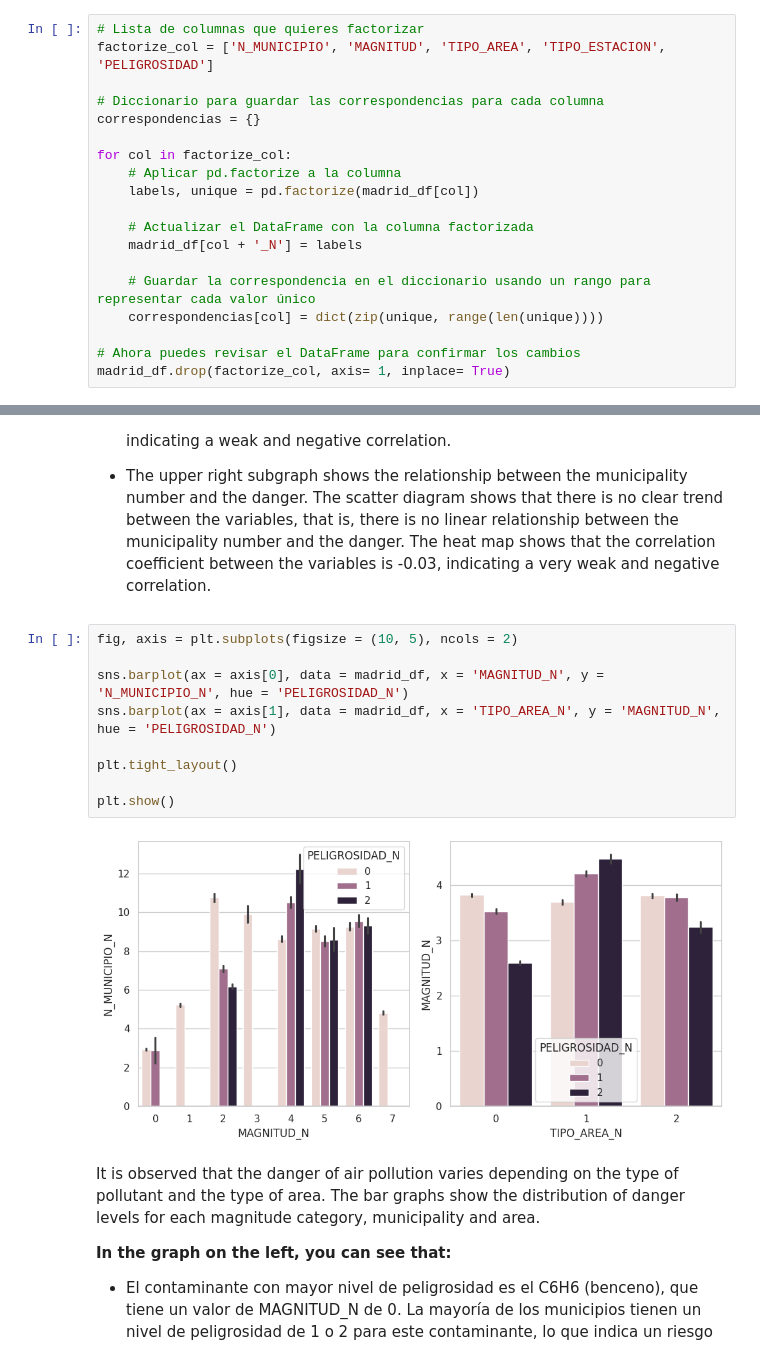
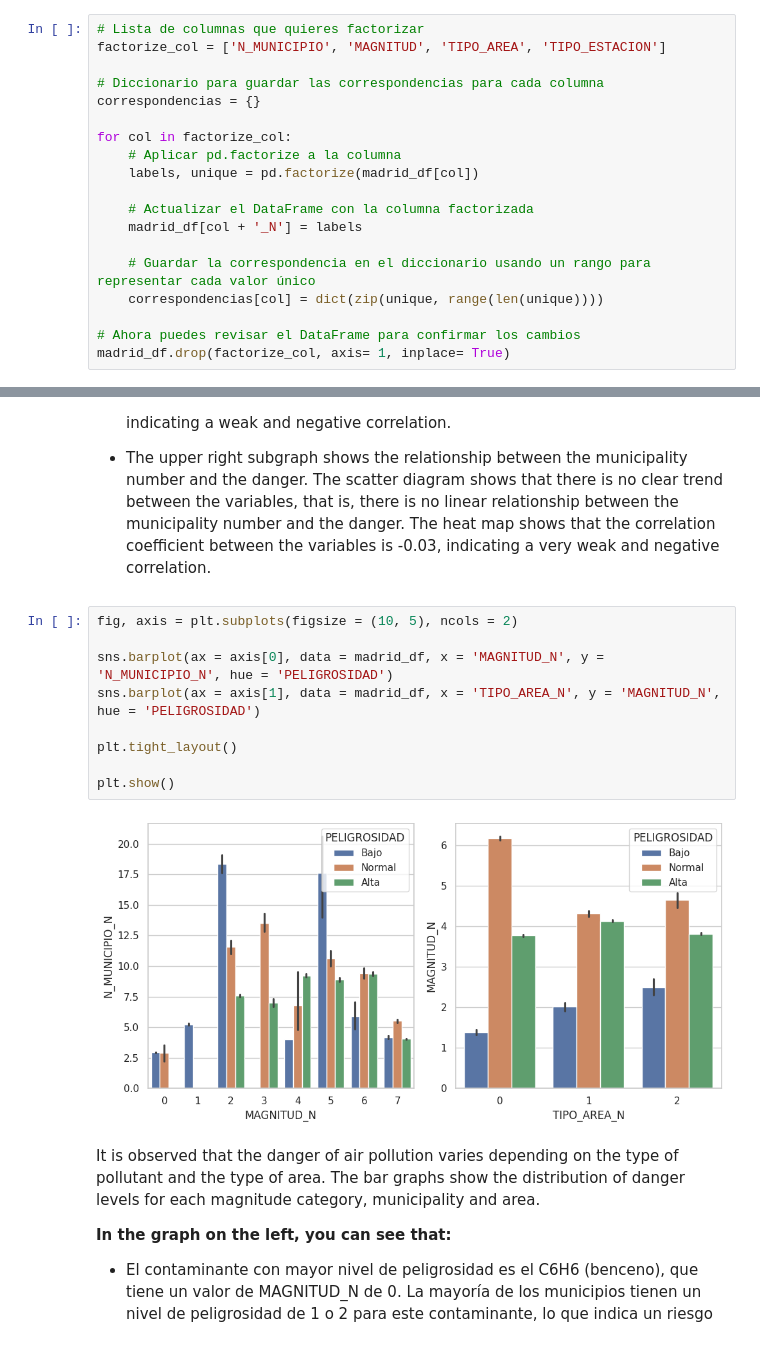
Before and after one commit to Pilizmt/Final-project-air-quality, a Jupyter notebook: notebooks/EDA_madrid.ipynb, the cells around one changed output, grey strips where cells are left out. Saved outputs shown, nothing was run; the diff lists cells and outputs as text.

```diff
--- a/notebooks/EDA_madrid.ipynb
+++ b/notebooks/EDA_madrid.ipynb
@@ -210,7 +208,7 @@ Index(['N_MUNICIPIO', 'MAGNITUD', 'TIPO_AREA', 'TIPO_ESTACION', 'LATITUD',
       dtype='object')
 # %%
 # Lista de columnas que quieres factorizar
-factorize_col = ['N_MUNICIPIO', 'MAGNITUD', 'TIPO_AREA', 'TIPO_ESTACION', 'PELIGROSIDAD']
+factorize_col = ['N_MUNICIPIO', 'MAGNITUD', 'TIPO_AREA', 'TIPO_ESTACION']
 
 # Diccionario para guardar las correspondencias para cada columna
 correspondencias = {}
@@ -308,14 +306,14 @@ plt.show()
 # %%
 fig, axis = plt.subplots(figsize = (10, 5), ncols = 2)
 
-sns.barplot(ax = axis[0], data = madrid_df, x = 'MAGNITUD_N', y = 'N_MUNICIPIO_N', hue = 'PELIGROSIDAD_N')
-sns.barplot(ax = axis[1], data = madrid_df, x = 'TIPO_AREA_N', y = 'MAGNITUD_N', hue = 'PELIGROSIDAD_N')
+sns.barplot(ax = axis[0], data = madrid_df, x = 'MAGNITUD_N', y = 'N_MUNICIPIO_N', hue = 'PELIGROSIDAD')
+sns.barplot(ax = axis[1], data = madrid_df, x = 'TIPO_AREA_N', y = 'MAGNITUD_N', hue = 'PELIGROSIDAD')
 
 plt.tight_layout()
 
 plt.show()
 # %% [output]
-[figure, old version]
+[figure, new version]
 # %% [markdown]
 It is observed that the danger of air pollution varies depending on the type of pollutant and the type of area. The bar graphs show the distribution of danger levels for each magnitude category, municipality and area.
 
```
Also changed, not shown: parts of 16 cells of this notebook, 10 other files.
